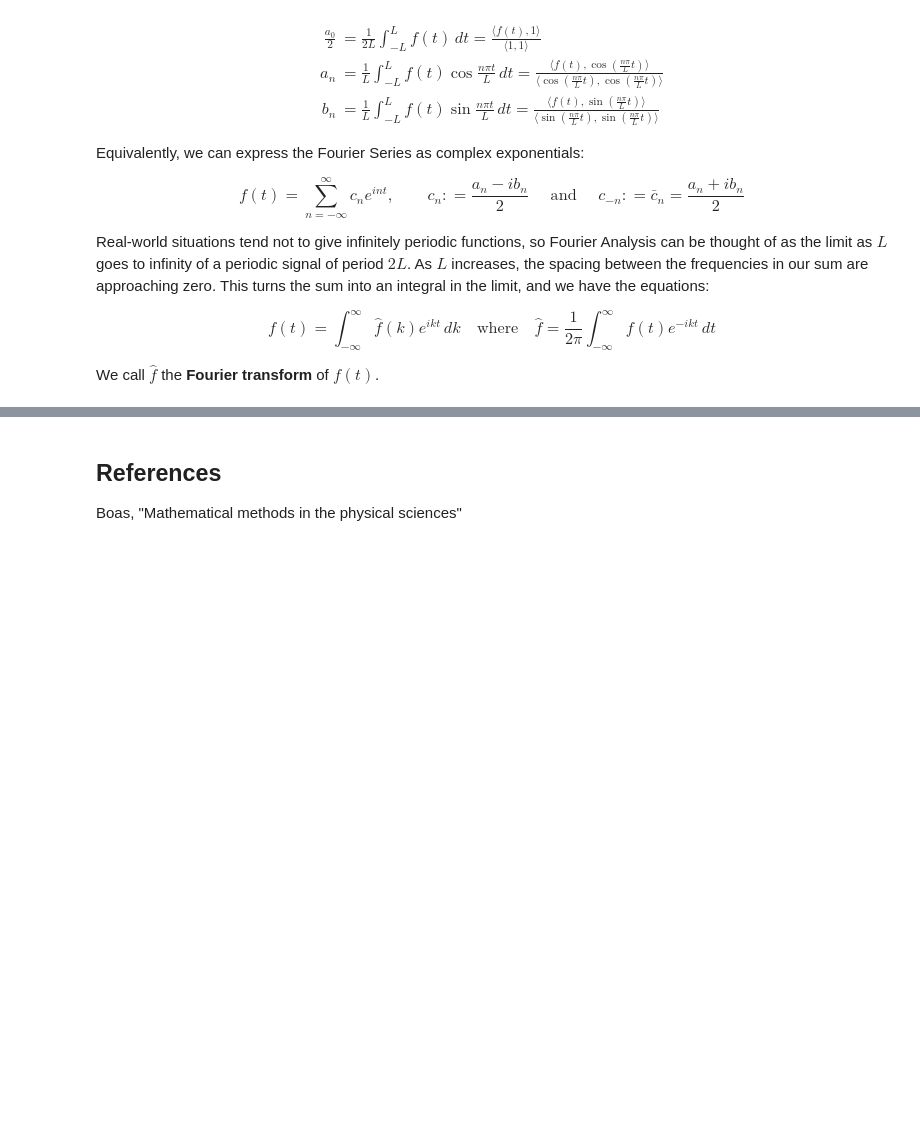
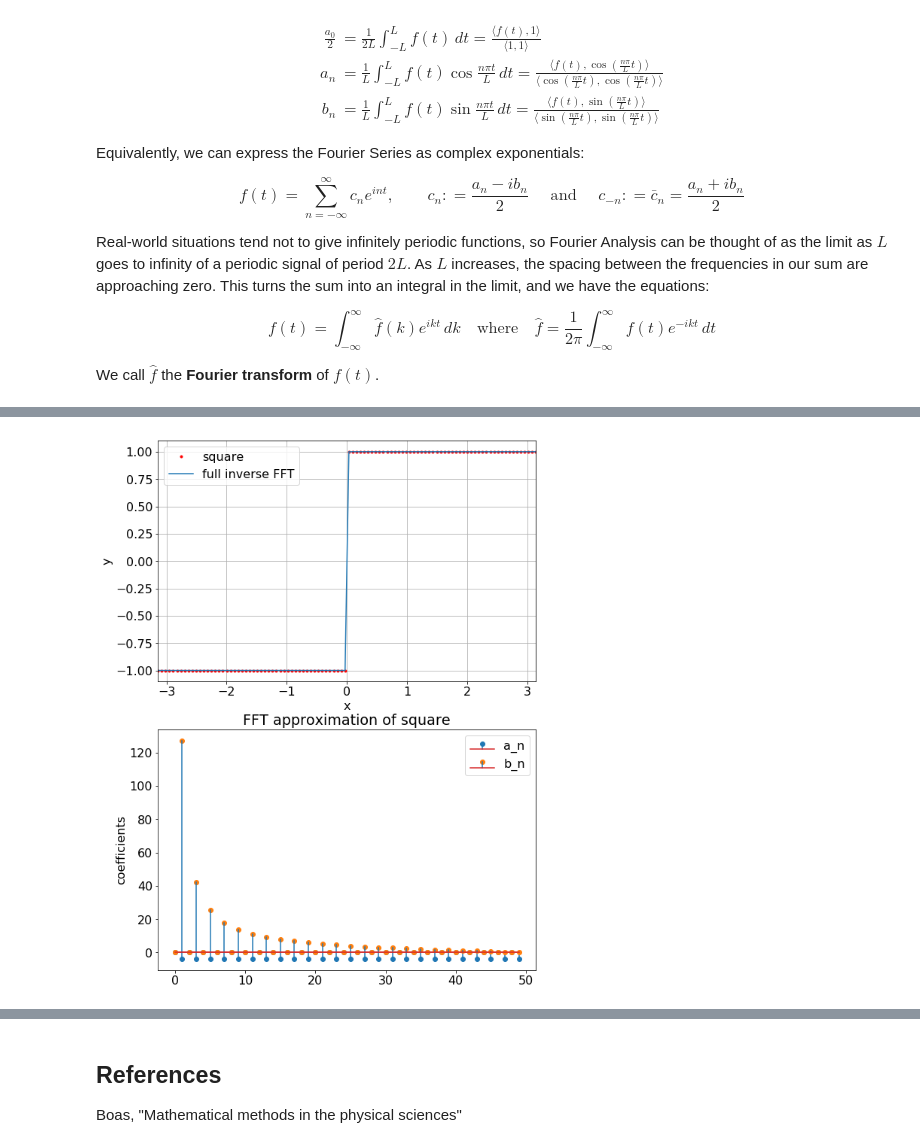
Before and after one commit to colinleach/astro-Jupyter, a Jupyter notebook: math/Fourier.ipynb, the cells around one changed output, grey strips where cells are left out. Cells and saved outputs as stored; diff of their text form; code cells hidden in the pictures; blank space fills up the shorter version.

```diff
--- a/math/Fourier.ipynb
+++ b/math/Fourier.ipynb
@@ -66,3 +305,7 @@ FFT gets away from complicated integrals and replaces them with a series of simp
+# %%
+plotFFT_discontinuous('square')
+# %% [output]
+[figure, added]
 # %% [markdown]
 <a id='refs'></a>
 # %% [markdown]
```
Also changed, not shown: parts of 18 cells of this notebook, 2 other files.
